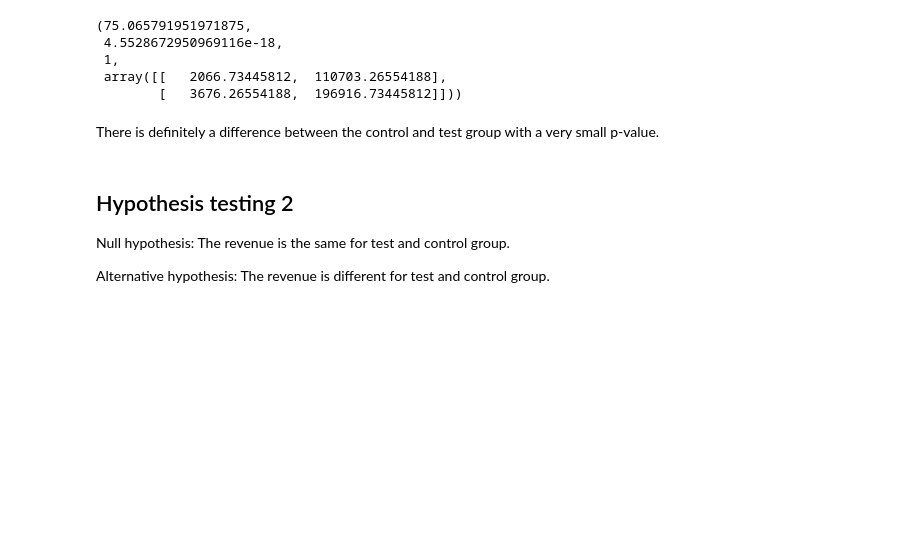
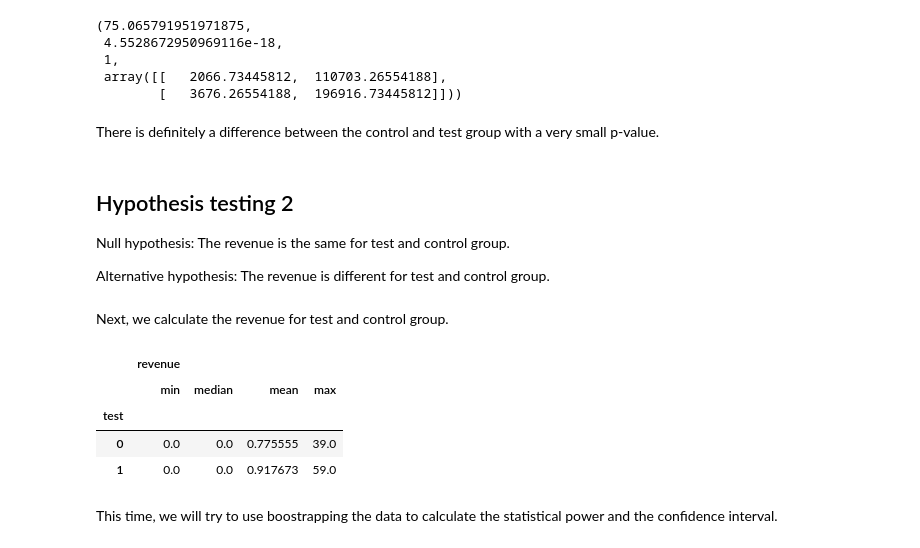
Before and after one commit to BrynRonalds/price_ab_test, a Jupyter notebook: Pricing_test.ipynb, the cells around one changed output. Saved outputs shown, nothing was run; the diff lists cells and outputs as text; code cells hidden in the pictures; blank space fills up the shorter version.

```diff
--- a/Pricing_test.ipynb
+++ b/Pricing_test.ipynb
@@ -305,0 +310,12 @@ Alternative hypothesis: The revenue is different for test and control group.
+# %% [markdown]
+Next, we calculate the revenue for test and control group.
+# %%
+clean_results.groupby('test').agg({'revenue':['min','median','mean','max']})
+# %% [output]
+|  | revenue |  |  |  |
+|  | min | median | mean | max |
+| test |  |  |  |  |
+| 0 | 0.0 | 0.0 | 0.775555 | 39.0 |
+| 1 | 0.0 | 0.0 | 0.917673 | 59.0 |
+# %% [markdown]
+This time, we will try to use boostrapping the data to calculate the statistical power and the confidence interval.
```
Also changed, not shown: parts of 17 cells of this notebook, 1 other file.
